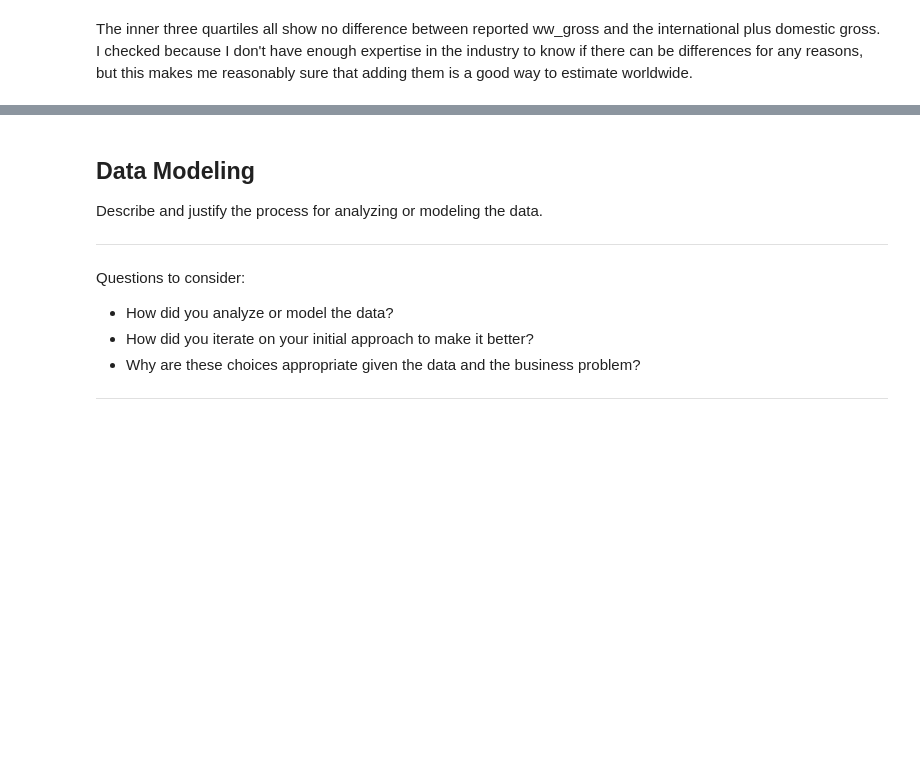
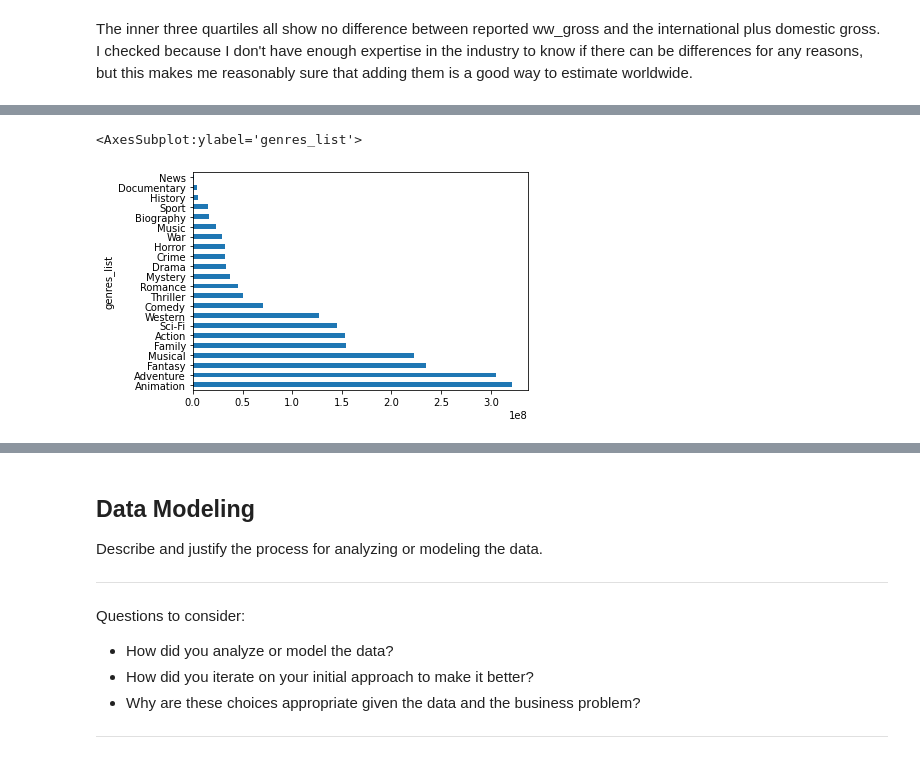
Before and after one commit to morganFitzg/dsc-phase-1-project, a Jupyter notebook: student.ipynb, the cells around one changed output, grey strips where cells are left out. Saved outputs shown, nothing was run; the diff lists cells and outputs as text; code cells hidden in the pictures; blank space fills up the shorter version.

```diff
--- a/student.ipynb
+++ b/student.ipynb
@@ -1471,0 +1008,3 @@ The inner three quartiles all show no difference between reported ww_gross and t
+# %%
+#drop null values in genres
+master_movies.dropna(subset=['genres'],inplace=True)
@@ -1471,0 +1016,5 @@ The inner three quartiles all show no difference between reported ww_gross and t
+# %%
+fix_scifi={"['Science Fiction']":'Sci-Fi'}
+master_movies['genres']=master_movies['genres'].replace(fix_scifi)
+# %%
+master_movies['genres_list']=master_movies['genres'].str.split(',')
@@ -1471,0 +1030,3 @@ The inner three quartiles all show no difference between reported ww_gross and t
+# %%
+genres_df=master_movies.explode('genres_list')
+genres_df.head(10)
@@ -1471,0 +1047,6 @@ The inner three quartiles all show no difference between reported ww_gross and t
+# %%
+genre_mean_ww=genres_df.groupby('genres_list').mean()['ww_gross'].sort_values(ascending=False)
+genre_mean_ww.plot(kind='barh')
+# %% [output]
+<AxesSubplot:ylabel='genres_list'>
+[figure, added]
```
Also changed, not shown: parts of 95 cells of this notebook.
